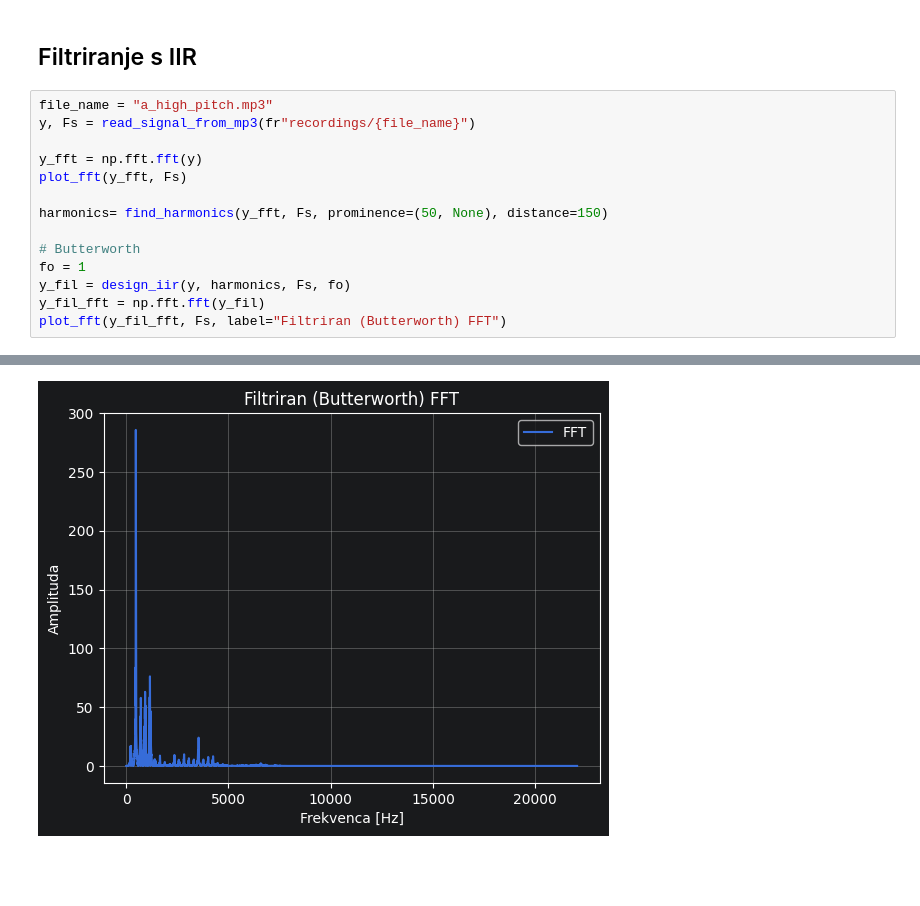
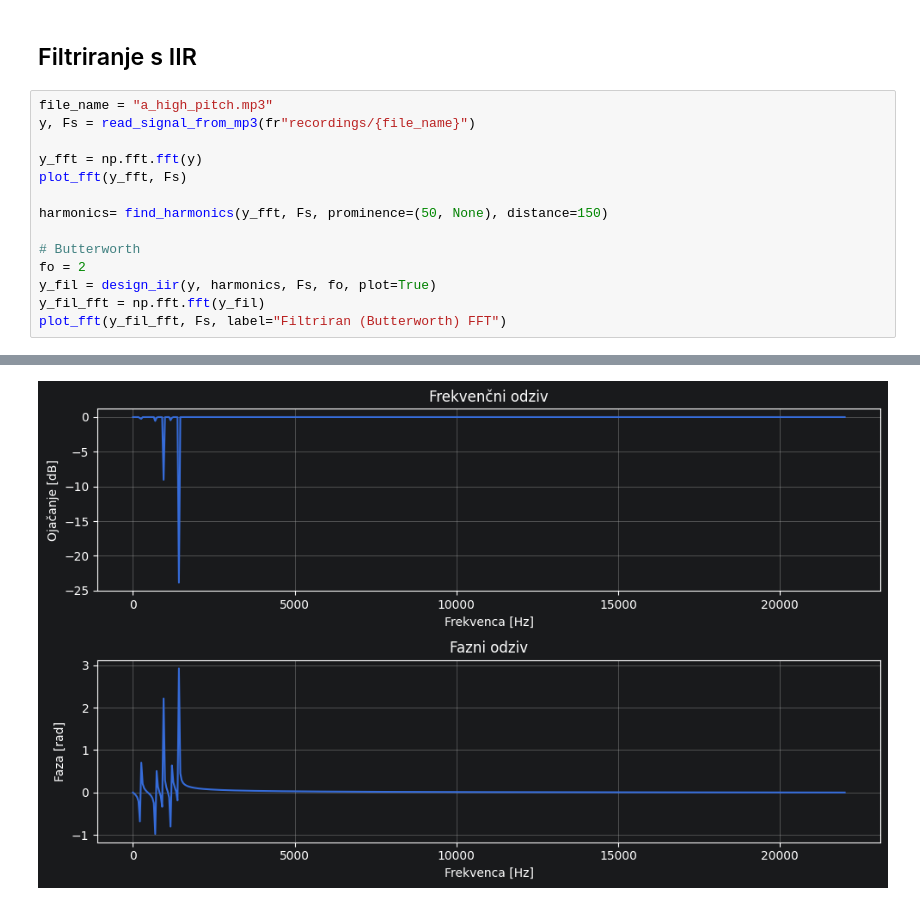
Before and after one commit to IgorPolajzer/ROSiS_Vaja_6_Filtri, a Jupyter notebook: porocilo.ipynb, the cells around one changed output, grey strips where cells are left out. Drawn from its saved outputs; the diff is of its cells as text; blank space fills up the shorter version.

```diff
--- a/porocilo.ipynb
+++ b/porocilo.ipynb
@@ -35,17 +38,17 @@ Frequencies to filter: [ 237.33692119  705.34399613  941.34756383 1180.01783852
 # %%
 file_name = "a_high_pitch.mp3"
 y, Fs = read_signal_from_mp3(fr"recordings/{file_name}")
 
 y_fft = np.fft.fft(y)
 plot_fft(y_fft, Fs)
 
 harmonics= find_harmonics(y_fft, Fs, prominence=(50, None), distance=150)
 
 # Butterworth
-fo = 1
-y_fil = design_iir(y, harmonics, Fs, fo)
+fo = 2
+y_fil = design_iir(y, harmonics, Fs, fo, plot=True)
 y_fil_fft = np.fft.fft(y_fil)
 plot_fft(y_fil_fft, Fs, label="Filtriran (Butterworth) FFT")
 # %% [output]
 [figure]
-[figure, old version]
+[figure, new version]
```
Also changed, not shown: parts of 13 cells of this notebook, 1 other file.
